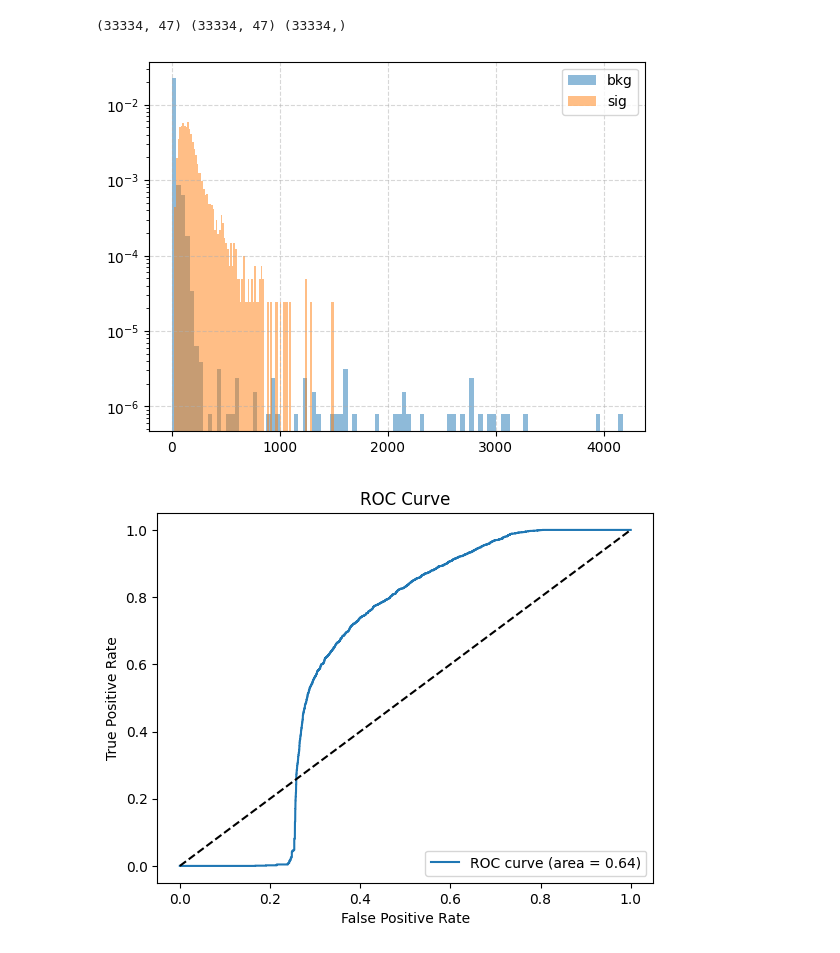
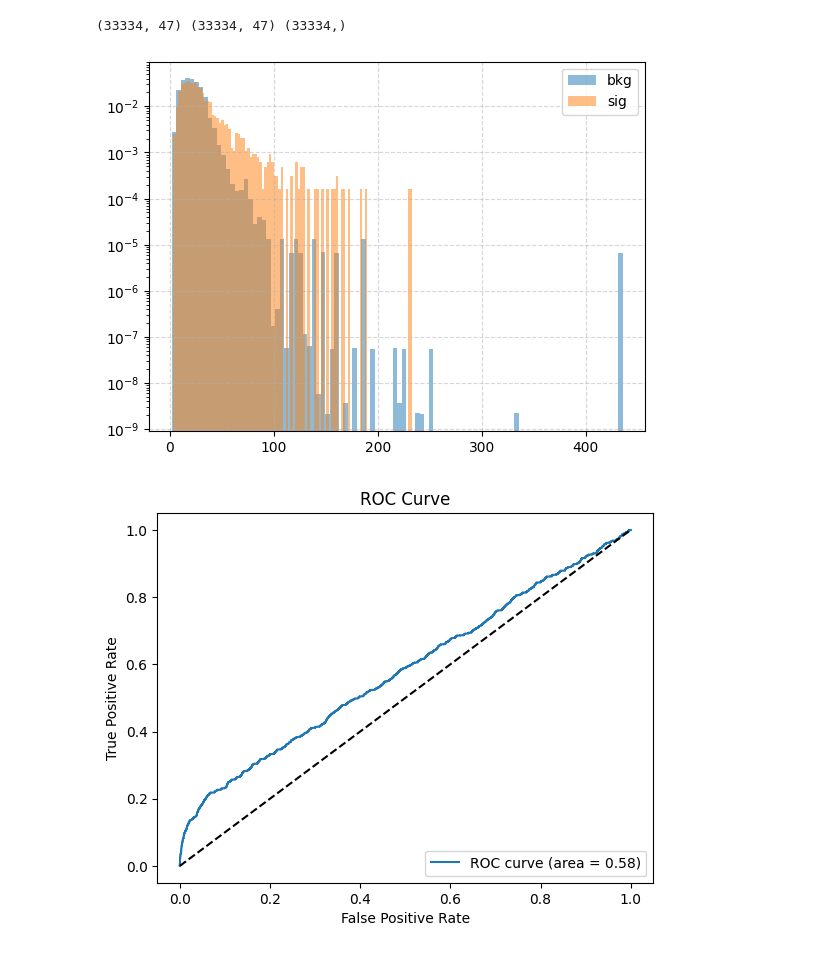
Before and after one commit to fabiocfabini/LIPInternship, a Jupyter notebook: new.ipynb, the cells around one changed output. Cells and saved outputs as stored; diff of their text form; code cells hidden in the pictures.

```diff
--- a/new.ipynb
+++ b/new.ipynb
@@ -199,7 +199,7 @@ with torch.no_grad():
         w = w.to(device)
 
         x_rec = model(x)
-        loss = loss_fn(x_rec, x, w)
+        loss = torch.pow(x - x_rec, 2)
 
         x_orig.append(x)
         x_recs.append(x_rec)
@@ -207,7 +207,7 @@ with torch.no_grad():
 
 x_orig = torch.cat(x_orig).cpu().detach().numpy()
 x_recs = torch.cat(x_recs).cpu().detach().numpy()
-losses = torch.cat(losses).cpu().detach().numpy()
+losses = torch.cat(losses).sum(dim=1).cpu().detach().numpy()
 
 print(x_orig.shape, x_recs.shape, losses.shape)
 
@@ -269,7 +269,7 @@ callback = EarlyStopping(tolerance=25)
 train_losses = []
 val_losses_1 = []
 val_losses_2 = []
-for epoch in range(200):
+for epoch in range(2000):
     model.train()
     train_epoch_loss = 0
     for batch, (X, _, w) in enumerate(train_loader):
@@ -351,7 +351,7 @@ with torch.no_grad():
         w = w.to(device)
 
         x_rec = model(x)
-        loss = loss_fn(x_rec, x, w)
+        loss = torch.pow(x - x_rec, 2)
 
         x_orig.append(x)
         x_recs.append(x_rec)
@@ -359,7 +359,7 @@ with torch.no_grad():
 
 x_orig = torch.cat(x_orig).cpu().detach().numpy()
 x_recs = torch.cat(x_recs).cpu().detach().numpy()
-losses = torch.cat(losses).cpu().detach().numpy()
+losses = torch.cat(losses).sum(dim=1).cpu().detach().numpy()
 
 print(x_orig.shape, x_recs.shape, losses.shape)
 
@@ -370,14 +370,14 @@ df_recs = pd.DataFrame(x_recs, columns=features)
 (33334, 47) (33334, 47) (33334,)
 # %%
 plt.clf()
-plt.hist(losses[y_test == BKG], bins=100, density=True, alpha=0.5, label='bkg')
-plt.hist(losses[y_test == SIG], bins=100, density=True, alpha=0.5, label='sig')
+plt.hist(losses[y_test == BKG], bins=100, density=True, alpha=0.5, label='bkg', weights=w_test[y_test == BKG])
+plt.hist(losses[y_test == SIG], bins=100, density=True, alpha=0.5, label='sig', weights=w_test[y_test == SIG])
 plt.grid(True, linestyle='--', alpha=0.5)
 plt.yscale('log')
 plt.legend()
 plt.show()
 # %% [output]
-[figure, old version]
+[figure, new version]
 # %%
 fpr, tpr, _ = roc_curve(y_test, losses, sample_weight=w_test)
 score = auc(fpr, tpr)
@@ -390,7 +390,7 @@ plt.title('ROC Curve')
 plt.legend(loc="lower right")
 plt.show()
 # %% [output]
-[figure, old version]
+[figure, new version]
 # %%
 num_cols = 3
 num_rows = len(features)//num_cols + 1
```
Also changed, not shown: parts of 6 cells of this notebook.
